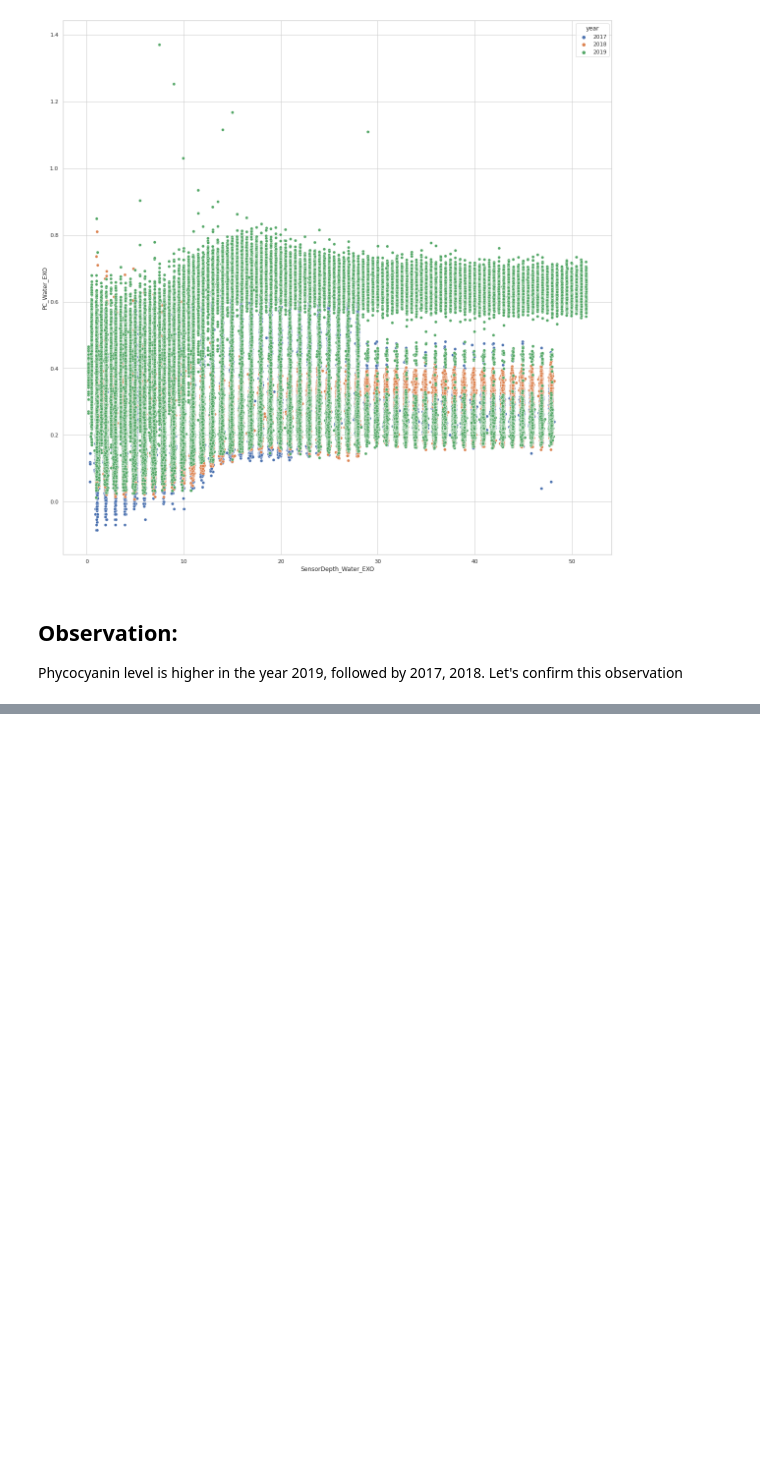
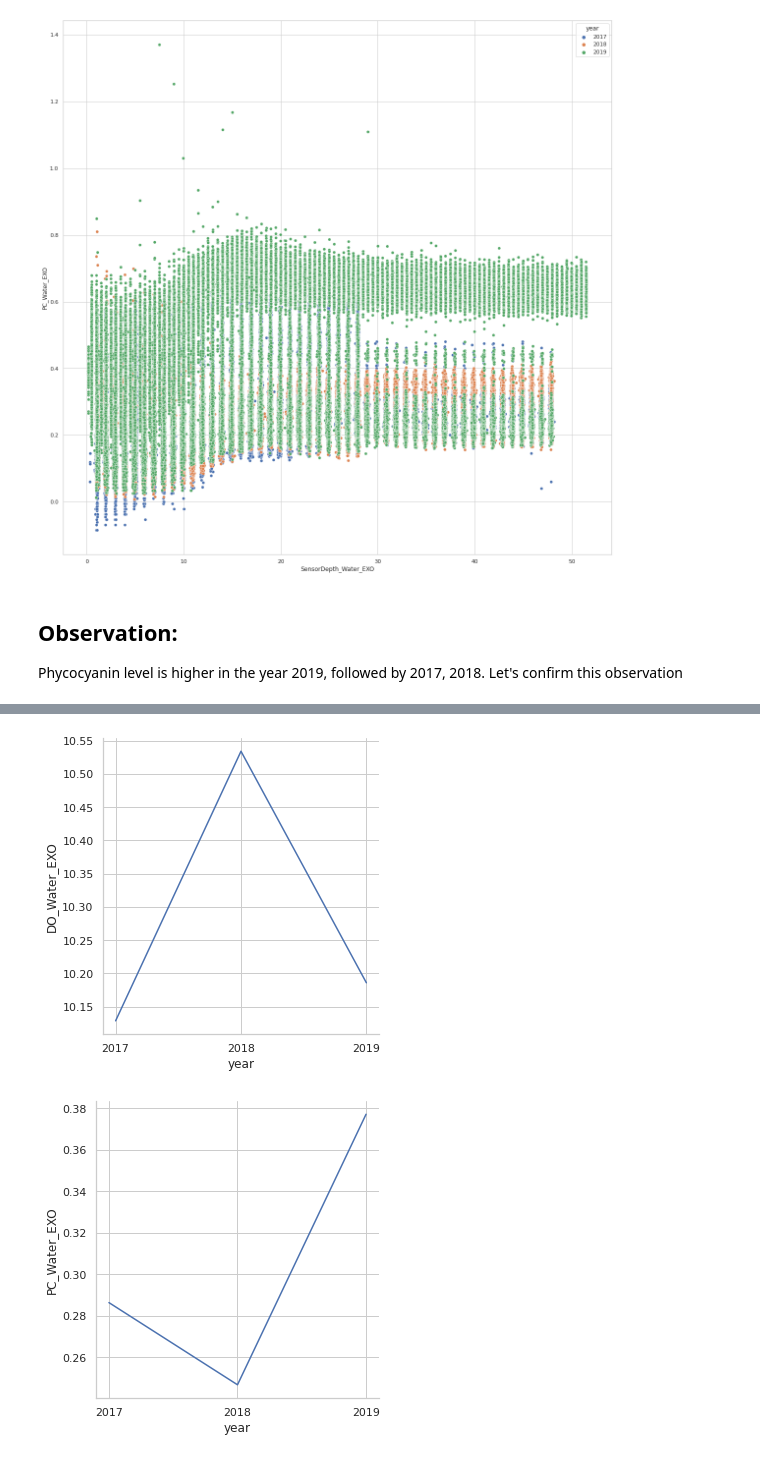
Before and after one commit to anirban-a/JeffersonProject, a Jupyter notebook: EDA/explore.ipynb, the cells around one changed output, grey strips where cells are left out. Drawn from its saved outputs; the diff is of its cells as text; code cells hidden in the pictures; blank space fills up the shorter version.

```diff
--- a/EDA/explore.ipynb
+++ b/EDA/explore.ipynb
@@ -102,0 +126,9 @@ sns.relplot(data=mean_pc_by_yr, x='year', y='PC_Water_EXO', kind="line")
+# %%
+sns.relplot(data=df_mean, x='year', y='DO_Water_EXO', kind='line')
+plt.show()
+
+sns.relplot(data=mean_pc_by_yr, x='year', y='PC_Water_EXO', kind="line")
+plt.show()
+# %% [output]
+[figure, added]
+[figure, added]
```
Also changed, not shown: parts of 17 cells of this notebook.
